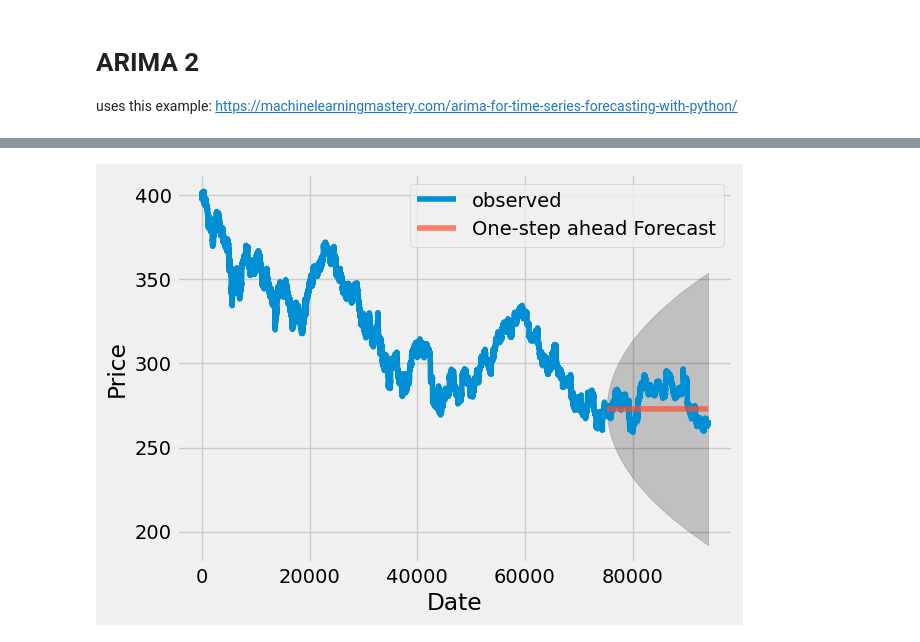
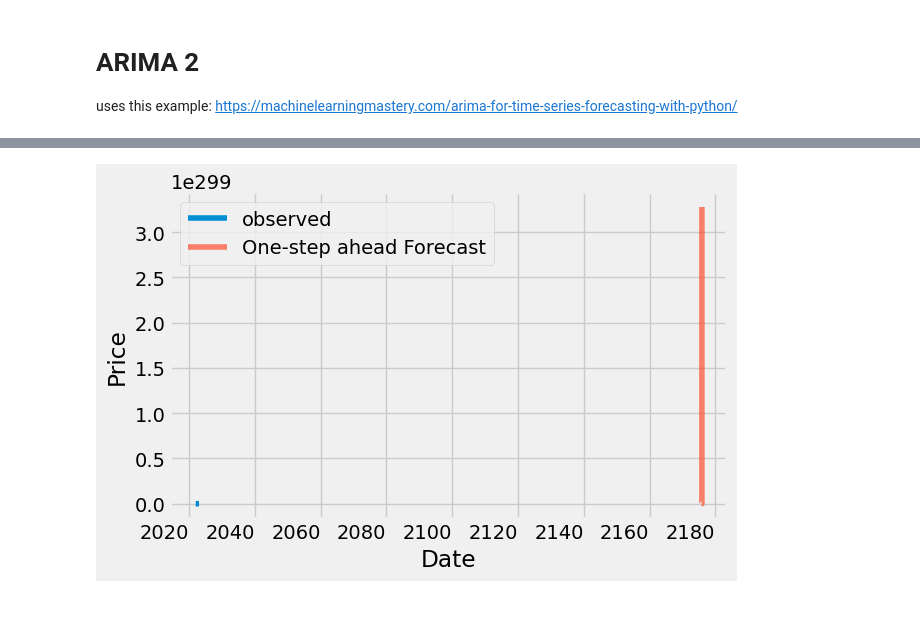
Before and after one commit to sindarian/market-trend-classification, a Jupyter notebook: classifiers/playground.ipynb, the cells around one changed output, grey strips where cells are left out. Cells and saved outputs as stored; diff of their text form; code cells hidden in the pictures; blank space fills up the shorter version.

```diff
--- a/classifiers/playground.ipynb
+++ b/classifiers/playground.ipynb
@@ -197,10 +254,10 @@ plot_acf(raw_signal_df[[sig_col]].diff().dropna())
 from statsmodels.tsa.arima.model import ARIMA
 from sklearn.model_selection import train_test_split
 # %%
-train_size = int(len(raw_signal_df) * 0.8)
-train, test = raw_signal_df.iloc[:train_size], raw_signal_df.iloc[train_size:]
-# print(len(train))
-# print(len(test))
+# train_size = int(len(raw_signal_df) * 0.8)
+# train, test = raw_signal_df.iloc[:train_size], raw_signal_df.iloc[train_size:]
+# # print(len(train))
+# # print(len(test))
 # %%
 # Fit ARIMA model
 # order contains (p,d,q) where:
@@ -401,0 +431,4 @@ Test RMSE: 0.502
+# %%
+# convert to index to period based on minutes for ARIMA
+train.index = pd.DatetimeIndex(train.index).to_period('min')
+train.index
@@ -409,7 +680,7 @@ import pandas as pd
 import numpy as np
 import statsmodels.api as sm
 import matplotlib.pyplot as plt
-plt.style.use('fivethirtyeight')
+# plt.style.use('fivethirtyeight')
 # %%
 # r = 3
 # perms = itertools.combinations([0,1,2], r)
@@ -463,3 +722,4 @@ ARIMA(2, 2, 2) - AIC:35984.864217669216
 # %%
 best_param = sorted(fit_res, key = lambda x: x[1])[0][0]
 best_param
+best_param = (20,0,4)
@@ -489,15 +759,15 @@ pred_ci = pred.conf_int()
 # %%
 ax = raw_signal_df[sig_col].plot(label='observed')
 pred.predicted_mean.plot(ax=ax, label='One-step ahead Forecast', alpha=.7)
 
-ax.fill_between(pred_ci.index,
-                pred_ci.iloc[:, 0],
-                pred_ci.iloc[:, 1], color='k', alpha=.2)
+# ax.fill_between(pred_ci.index,
+#                 pred_ci.iloc[:, 0],
+#                 pred_ci.iloc[:, 1], color='k', alpha=.2)
 
 ax.set_xlabel('Date')
 ax.set_ylabel('Price')
 plt.legend()
 
 plt.show()
 # %% [output]
-[figure, old version]
+[figure, new version]
```
Also changed, not shown: parts of 29 cells of this notebook, 2 other files.
